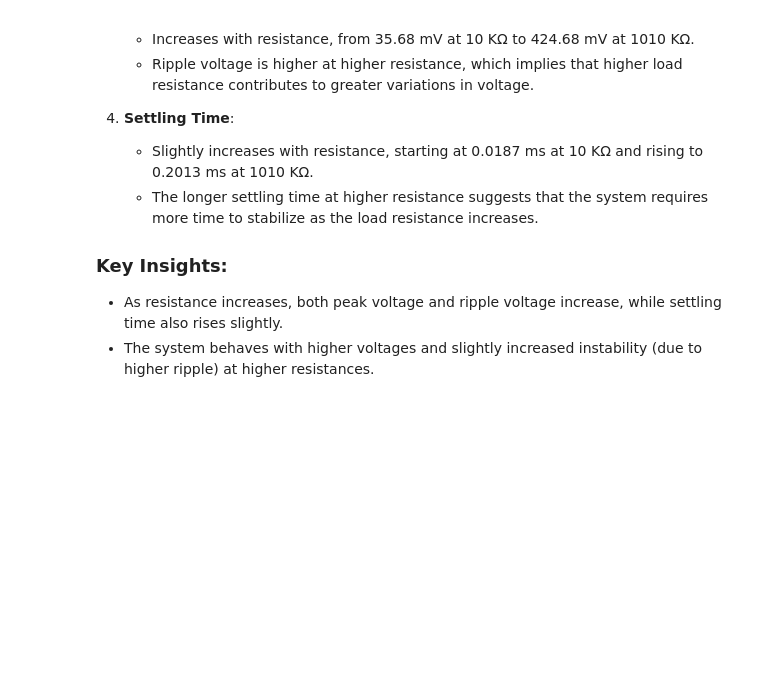
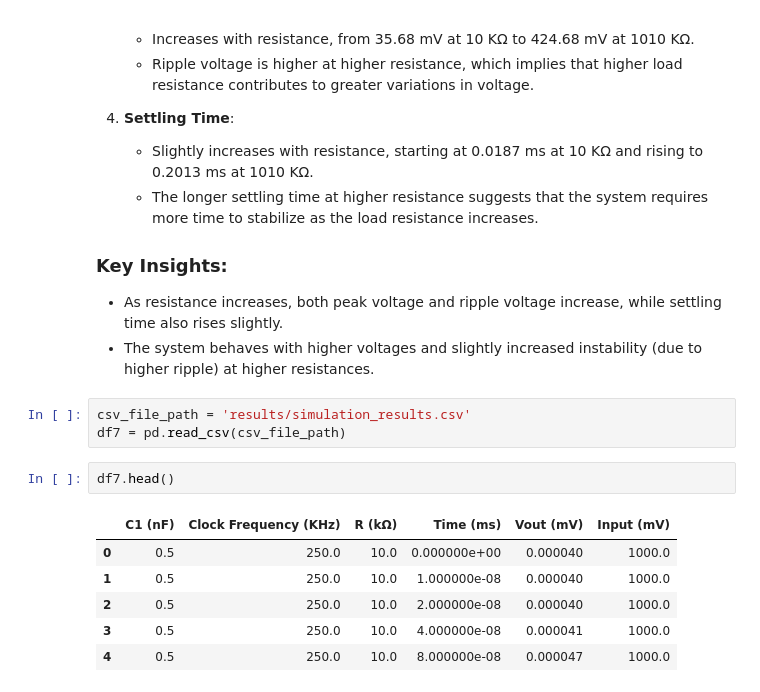
Before and after one commit to imran-nazir0011/minor-project-7th-sem, a Jupyter notebook: transient_analysis.ipynb, the cells around one changed output. Drawn from its saved outputs; the diff is of its cells as text; blank space fills up the shorter version.

```diff
--- a/transient_analysis.ipynb
+++ b/transient_analysis.ipynb
@@ -504,3 +504,15 @@ The Graph shows the relationship between load resistance (ranging from 10 KΩ to
 ### Key Insights:
 - As resistance increases, both peak voltage and ripple voltage increase, while settling time also rises slightly.
 - The system behaves with higher voltages and slightly increased instability (due to higher ripple) at higher resistances.
+# %%
+csv_file_path = 'results/simulation_results.csv'
+df7 = pd.read_csv(csv_file_path)
+# %%
+df7.head()
+# %% [output]
+|  | C1 (nF) | Clock Frequency (KHz) | R (kΩ) | Time (ms) | Vout (mV) | Input (mV) |
+| 0 | 0.5 | 250.0 | 10.0 | 0.000000e+00 | 0.000040 | 1000.0 |
+| 1 | 0.5 | 250.0 | 10.0 | 1.000000e-08 | 0.000040 | 1000.0 |
+| 2 | 0.5 | 250.0 | 10.0 | 2.000000e-08 | 0.000040 | 1000.0 |
+| 3 | 0.5 | 250.0 | 10.0 | 4.000000e-08 | 0.000041 | 1000.0 |
+| 4 | 0.5 | 250.0 | 10.0 | 8.000000e-08 | 0.000047 | 1000.0 |
```
Also changed, not shown: parts of 4 cells of this notebook, 1 other file.
